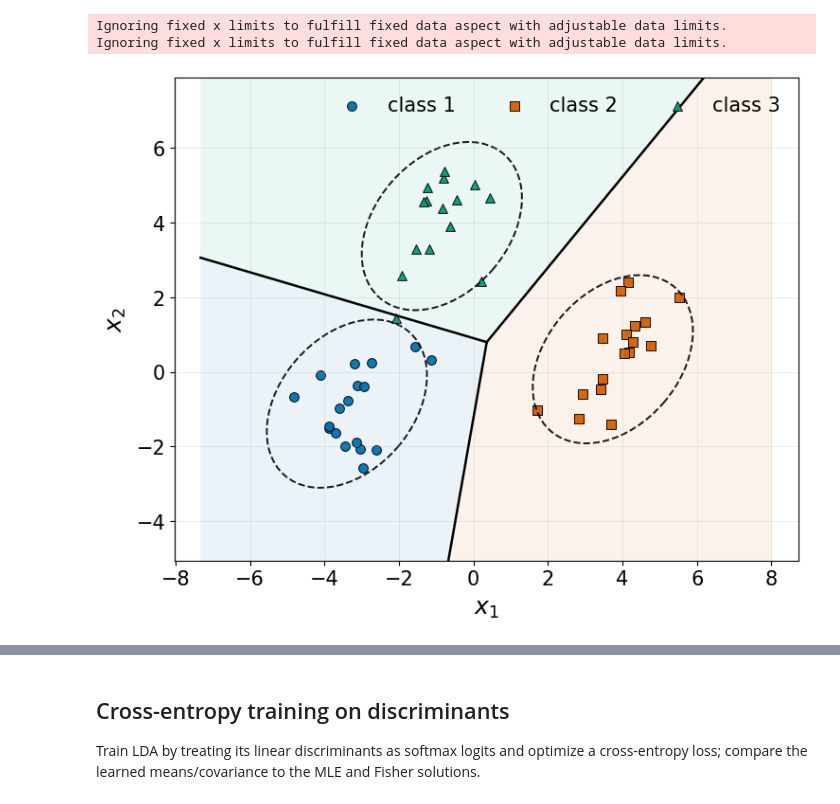
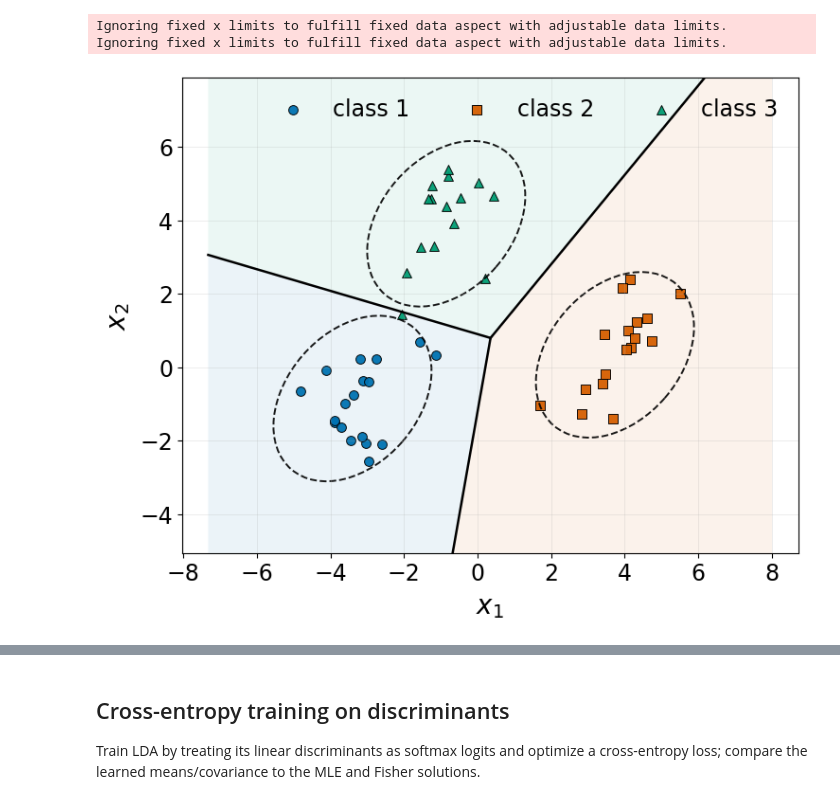
Before and after one commit to zh3nis/lda, a Jupyter notebook: plots/Sample.ipynb, the cells around one changed output, grey strips where cells are left out. Cells and saved outputs as stored; diff of their text form; code cells hidden in the pictures.

```diff
--- a/plots/Sample.ipynb
+++ b/plots/Sample.ipynb
@@ -79,12 +79,12 @@ def ray_extent_from_point(P, d, xlim, ylim):
 
 # ---- figure ----
 plt.rcParams.update({
-    "font.size": 16,          # base font
-    "axes.titlesize": 18,
-    "axes.labelsize": 18,
-    "legend.fontsize": 15,
-    "xtick.labelsize": 15,
-    "ytick.labelsize": 15,
+    "font.size": 18,          # base font
+    "axes.titlesize": 20,
+    "axes.labelsize": 20,
+    "legend.fontsize": 17,
+    "xtick.labelsize": 17,
+    "ytick.labelsize": 17,
 })
 
 fig, ax = plt.subplots(figsize=(7.4, 5.8), constrained_layout=True)
@@ -106,34 +106,34 @@ for c in range(C):
 for c in range(C):
     ax.add_patch(cov_ellipse(mus[c], Sigma, k=2.15,
                              edgecolor="black", facecolor="none",
                              lw=1.4, alpha=0.9, linestyle="--"))
 
 # decision boundaries as clipped half-lines
 pairs = [(0,1), (0,2), (1,2)]
 for (i, j) in pairs:
     no, c = line_normal_and_offset(i, j)
     d = np.array([-no[1], no[0]], dtype=float)
     d /= np.linalg.norm(d) + 1e-12
     k = ({0,1,2} - {i,j}).pop()
     if (w[k]-w[i]) @ d > 0 or (w[k]-w[j]) @ d > 0:
         d = -d
     tmax = ray_extent_from_point(P, d, (xmin, xmax), (ymin, ymax))
     Q = P + tmax * d
     ax.plot([P[0], Q[0]], [P[1], Q[1]], color="black", linewidth=1.8)
 
 # aesthetics
 ax.set_xlabel("$x_1$", labelpad=6)
 ax.set_ylabel("$x_2$", labelpad=6)
 ax.legend(frameon=False, ncol=3, loc="upper right")
 ax.axis("equal")
 ax.set_xlim(xmin, xmax)
 ax.set_ylim(ymin, ymax)
 ax.grid(True, linewidth=0.4, alpha=0.4)
 plt.savefig('sample.png', dpi=600)
 # %% [output]
 Ignoring fixed x limits to fulfill fixed data aspect with adjustable data limits.
 Ignoring fixed x limits to fulfill fixed data aspect with adjustable data limits.
-[figure, old version]
+[figure, new version]
 # %%
 # Figure 2 — Gradient-based ML for classical LDA (n = 50)
 # Shows optimizer (Adam) recovers the closed-form MLE.
```
Also changed, not shown: parts of 2 cells of this notebook, 7 other files.
